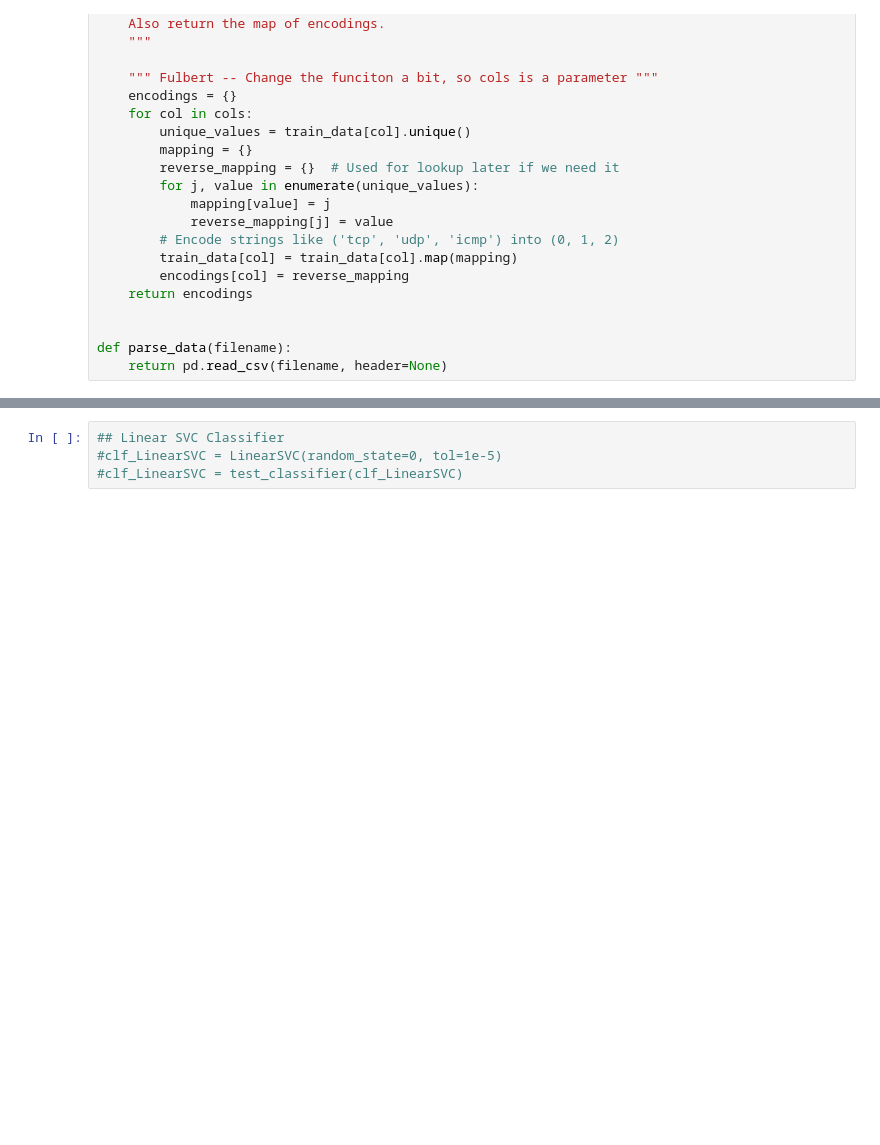
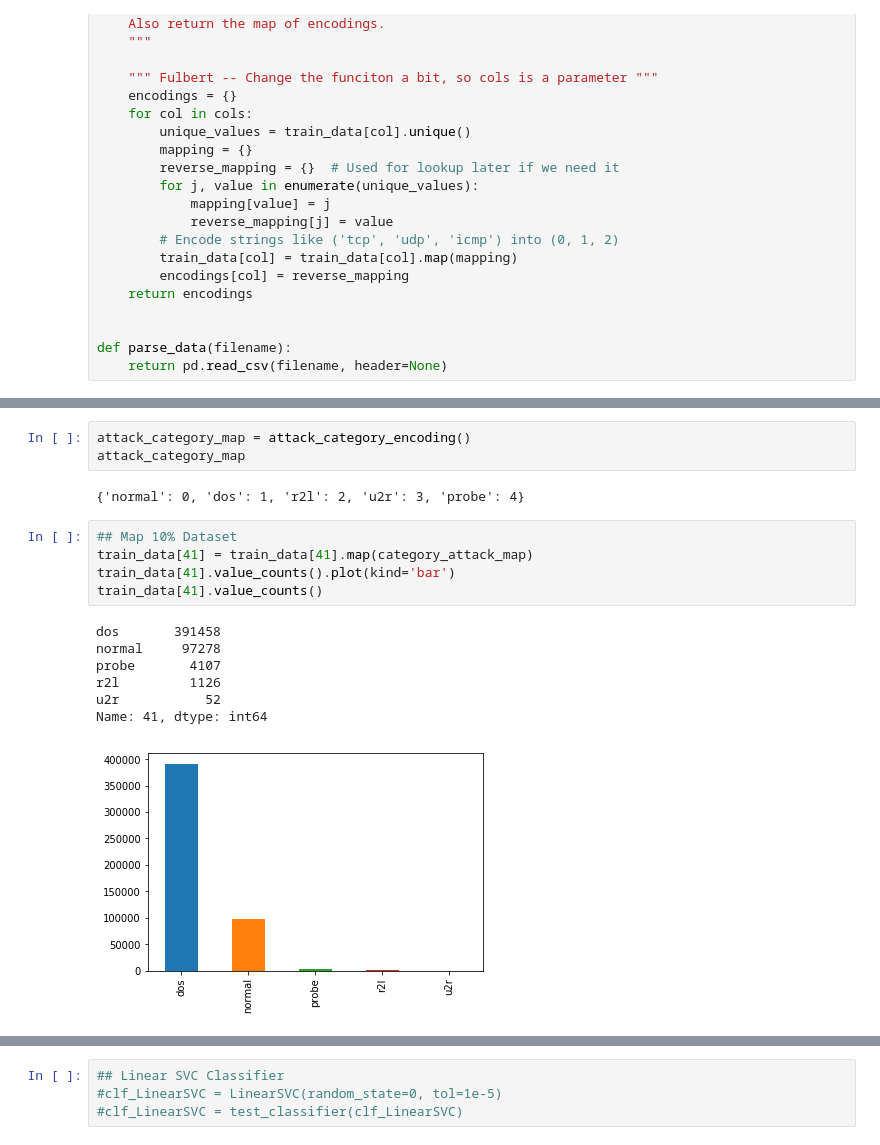
Before and after one commit to dtangster/cmpe255-project, a Jupyter notebook: Data_Exploration.ipynb, the cells around one changed output, grey strips where cells are left out. Drawn from its saved outputs; the diff is of its cells as text; blank space fills up the shorter version.

```diff
--- a/Data_Exploration.ipynb
+++ b/Data_Exploration.ipynb
@@ -191,0 +223,18 @@ def attack_category_encoding():
+# %%
+attack_category_map = attack_category_encoding()
+attack_category_map
+# %% [output]
+{'normal': 0, 'dos': 1, 'r2l': 2, 'u2r': 3, 'probe': 4}
+# %%
+## Map 10% Dataset
+train_data[41] = train_data[41].map(category_attack_map)
+train_data[41].value_counts().plot(kind='bar')
+train_data[41].value_counts()
+# %% [output]
+dos       391458
+normal     97278
+probe       4107
+r2l         1126
+u2r           52
+Name: 41, dtype: int64
+[figure, added]
```
Also changed, not shown: parts of 30 cells of this notebook.
